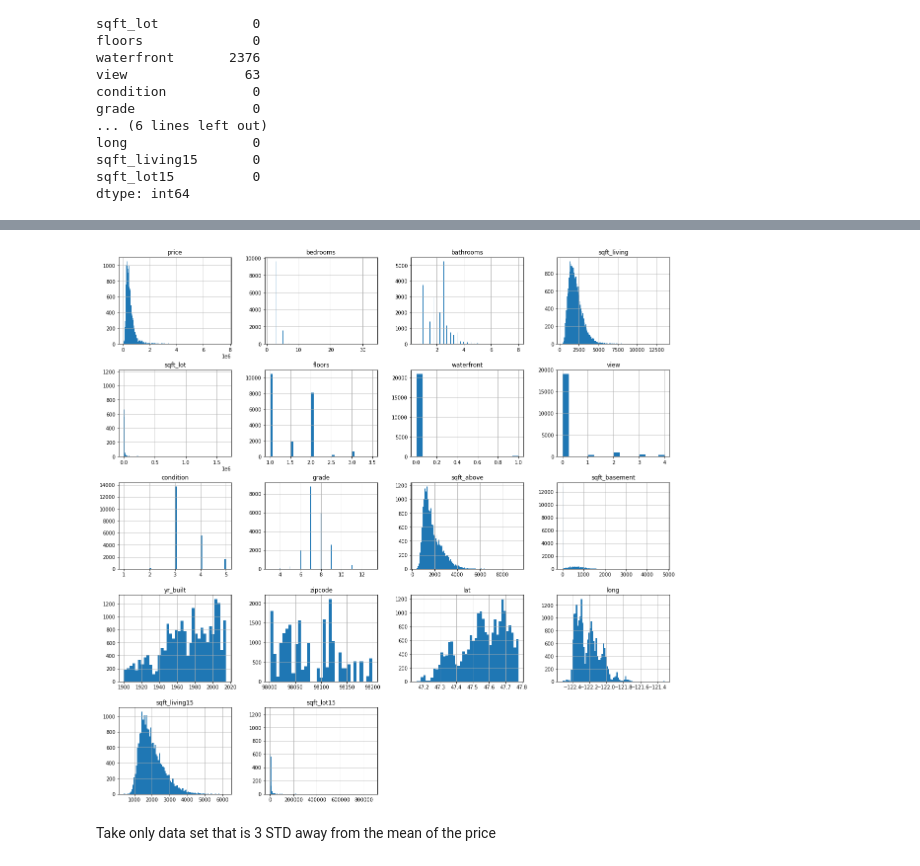
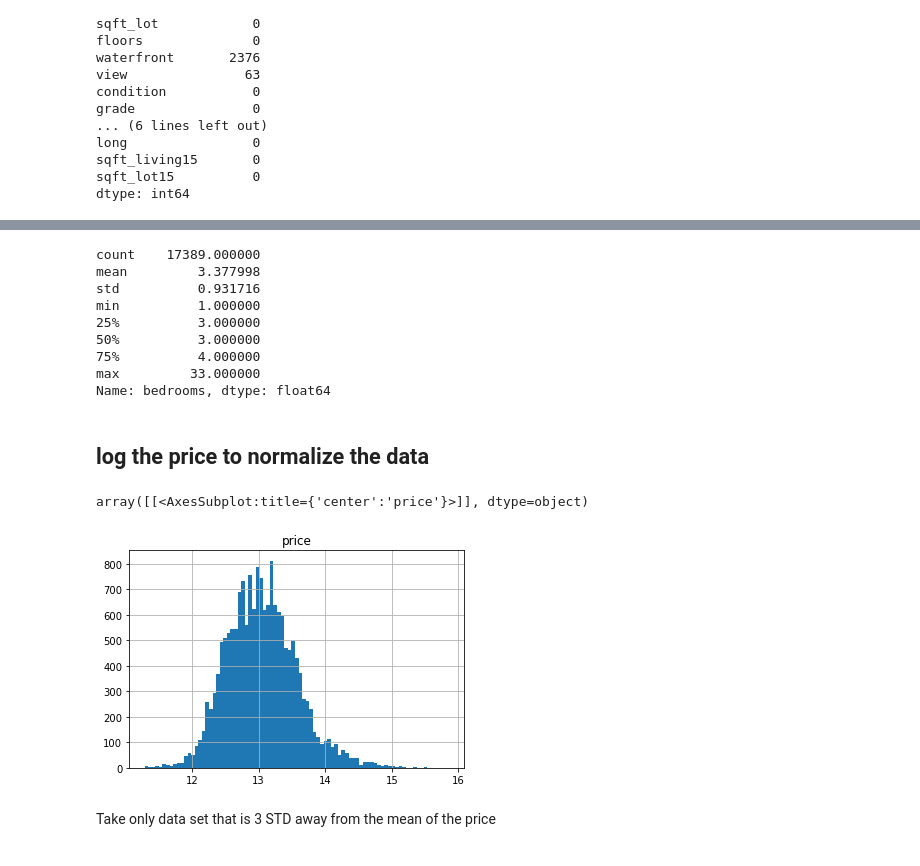
Before and after one commit to soohyunnie/project_2_analyze_houses, a Jupyter notebook: Soohyun work2.ipynb, the cells around one changed output, grey strips where cells are left out. Saved outputs shown, nothing was run; the diff lists cells and outputs as text; code cells hidden in the pictures.

```diff
--- a/Soohyun work2.ipynb
+++ b/Soohyun work2.ipynb
@@ -99,2 +149,0 @@ Name: yr_renovated, Length: 70, dtype: int64
-# %%
-data.drop(['id','date','yr_renovated'], axis=1, inplace=True)
@@ -101,3 +154,9 @@ data.drop(['id','date','yr_renovated'], axis=1, inplace=True)
+# %%
+# Drop features that our stakeholders aren't interested in. (ex: they wouldn't want to renovate
+# their whole house to make their grade of their house go up or down just to sell their house)
+
+#data.drop(['id','date','year','yr_renovated'], axis=1, inplace=True)
+data.drop(['id','date','year','yr_renovated', 'grade', 'view', 'zipcode', 'waterfront', 'lat', 'long'], axis=1, inplace=True)
 # %%
 data.isna().sum()
 # %% [output]
@@ -139,10 +193,32 @@ Name: sqft_basement, Length: 304, dtype: int64
 data = data[(data != '?').all(axis=1)]
 # %%
 data['sqft_basement'] = data['sqft_basement'].astype(float)
+# %%
+data['bedrooms'].describe()
+# %% [output]
+count    17389.000000
+mean         3.377998
+std          0.931716
+min          1.000000
+25%          3.000000
+50%          3.000000
+75%          4.000000
+max         33.000000
+Name: bedrooms, dtype: float64
+# %%
+# Remove outlier
+data = data[data['bedrooms'] < 15]
+# %% [markdown]
+## log the price to normalize the data
+# %%
+import numpy as np
+
+data['price'] = np.log(data['price'])
 # %%
-data.hist(figsize=(20,20), bins='auto');
+data.hist('price', bins='auto')
 # %% [output]
+array([[<AxesSubplot:title={'center':'price'}>]], dtype=object)
-[figure, old version]
+[figure, new version]
 # %% [markdown]
 Take only data set that is 3 STD away from the mean of the price
 # %%
```
Also changed, not shown: parts of 72 cells of this notebook, 1 other file.
